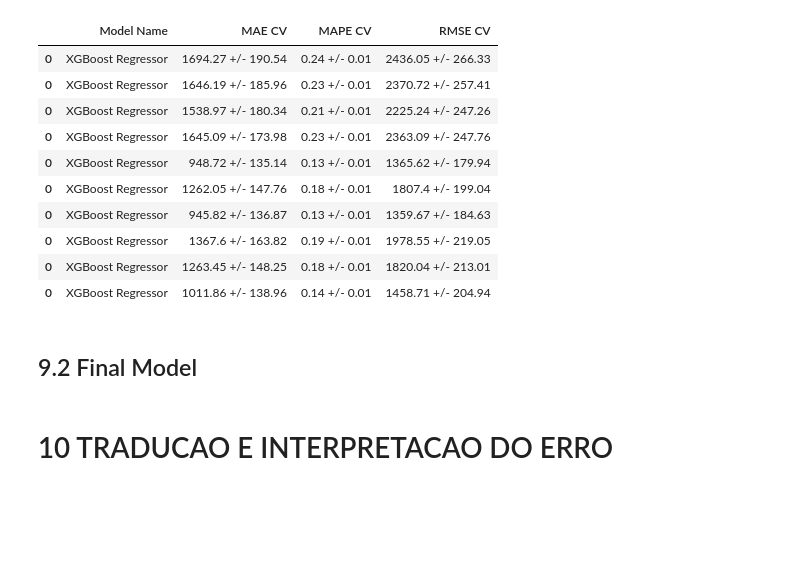
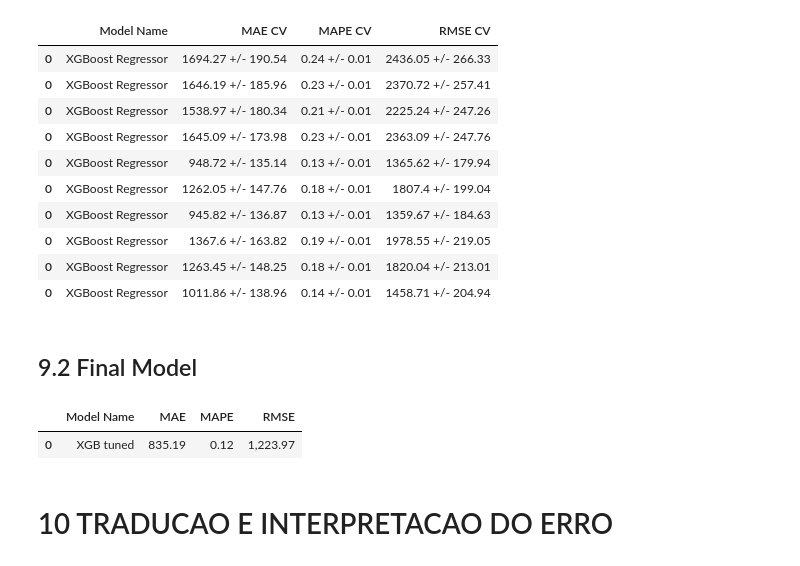
Before and after one commit to rafael-asousa/Sales-Prediction, a Jupyter notebook: notebook/Notebook-Sales-Prediction.ipynb, the cells around one changed output. Cells and saved outputs as stored; diff of their text form; code cells hidden in the pictures; blank space fills up the shorter version.

```diff
--- a/notebook/Notebook-Sales-Prediction.ipynb
+++ b/notebook/Notebook-Sales-Prediction.ipynb
@@ -1095,5 +1097,22 @@ final_param={'n_estimators': 3000,
              'min_child_weight': 3}
 # %% [markdown]
 ## 9.2 Final Model
+# %%
+xgb_tuned = xgb.XGBRegressor( objective='reg:squarederror',
+                                     n_estimators= 3000,
+                                     eta= 0.03,
+                                     max_depth= 5,
+                                     subsample= 0.7,
+                                     colsample_bytree= 0.9,
+                                     min_child_weight= 3 ).fit( X_train, y_train )
+
+
+yhat_xgb_tuned = xgb_tuned.predict( x_test )
+
+xgb_result_tuned = ml_error(np.expm1(y_test), np.expm1(yhat_xgb_tuned), 'XGB tuned')
+xgb_result_tuned
+# %% [output]
+|  | Model Name | MAE | MAPE | RMSE |
+| 0 | XGB tuned | 835.19 | 0.12 | 1,223.97 |
 # %% [markdown]
 # 10 TRADUCAO E INTERPRETACAO DO ERRO
```
Also changed, not shown: parts of 10 cells of this notebook.
